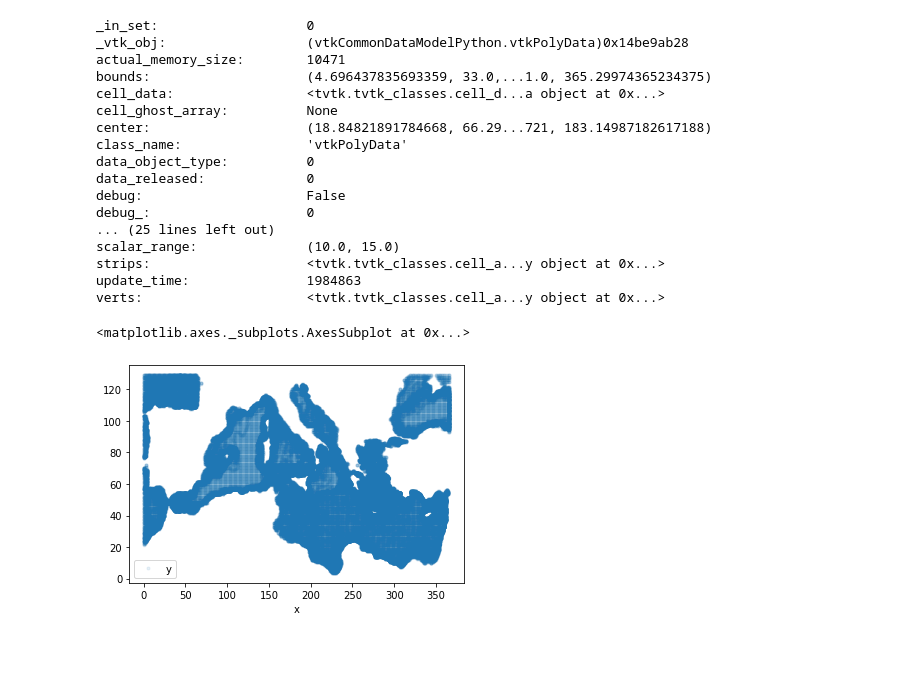
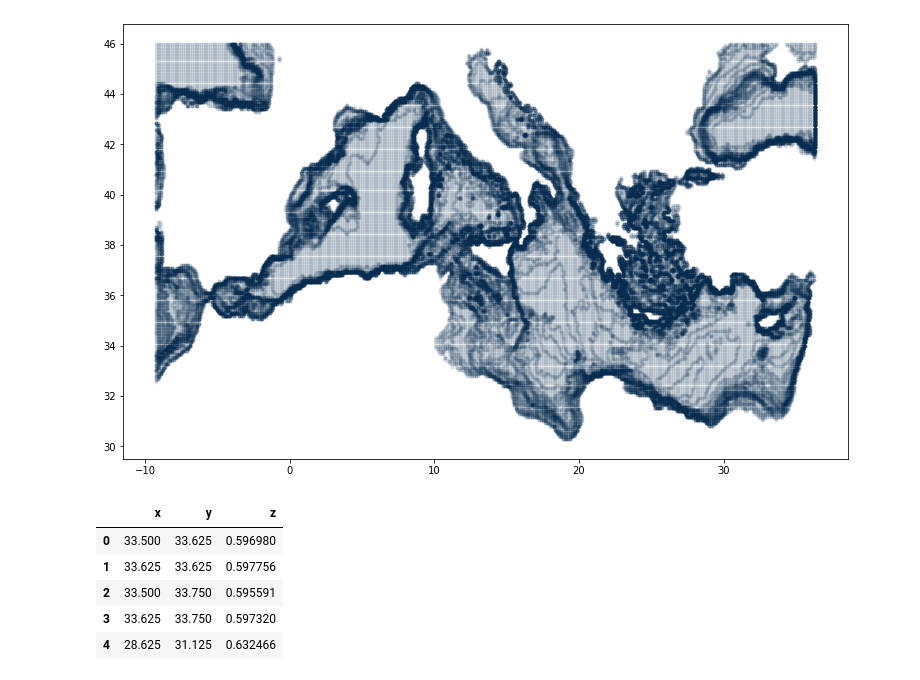
Before and after one commit to openearth/sdc-visualization, a Jupyter notebook: notebooks/isosurface.ipynb, the cells around one changed output. Saved outputs shown, nothing was run; the diff lists cells and outputs as text; code cells hidden in the pictures; blank space fills up the shorter version.

```diff
--- a/notebooks/isosurface.ipynb
+++ b/notebooks/isosurface.ipynb
@@ -18,28 +31,15 @@ iso = mlab.contour3d(arr,  contours=[10.0, 15])
+# %%
+[percentile for percentile in percentiles]
+N = matplotlib.colors.Normalize(temp_min, temp_max)
+# %%
+isos = [
+    mlab.contour3d(X, Y, Z, arr,  contours=[percentile])
+    for percentile
+    in percentiles
+]
 # %%
-contour = iso.contour.outputs[0].output  #  .contour.outputs[0].output.print_traits()
+contours = [
+    iso.contour.outputs[0].output
+    for iso
+    in isos
+]
-# %%
-contour.print_traits()
-# %% [output]
-_in_set:                   0
-_vtk_obj:                  (vtkCommonDataModelPython.vtkPolyData)0x14be9ab28
-actual_memory_size:        10471
-bounds:                    (4.696437835693359, 33.0,...1.0, 365.29974365234375)
-cell_data:                 <tvtk.tvtk_classes.cell_d...a object at 0x...>
-cell_ghost_array:          None
-center:                    (18.84821891784668, 66.29...721, 183.14987182617188)
-class_name:                'vtkPolyData'
-data_object_type:          0
-data_released:             0
-debug:                     False
-debug_:                    0
-... (25 lines left out)
-scalar_range:              (10.0, 15.0)
-strips:                    <tvtk.tvtk_classes.cell_a...y object at 0x...>
-update_time:               1984863
-verts:                     <tvtk.tvtk_classes.cell_a...y object at 0x...>
-# %%
-df =  pd.DataFrame(contour.points, columns=['z', 'y', 'x'])
-df.plot('x', 'y', style='.', alpha=0.1)
-# %% [output]
-<matplotlib.axes._subplots.AxesSubplot at 0x...>
-[figure, removed]
@@ -49,0 +46,18 @@ writer.add_input_data_object(contour)
+# %%
+colors = cmocean.cm.thermal(N(percentiles))
+
+fig, ax = plt.subplots(figsize=(13, 8))
+for color, contour in list(zip(colors, contours))[:-6]:
+    df =  pd.DataFrame(contour.points, columns=['x', 'y', 'z'])
+    ax.plot(df.x, df.y, '.', alpha=0.1, color=color)
+# %% [output]
+[figure, added]
+# %%
+df.head()
+# %% [output]
+|  | x | y | z |
+| 0 | 33.500 | 33.625 | 0.596980 |
+| 1 | 33.625 | 33.625 | 0.597756 |
+| 2 | 33.500 | 33.750 | 0.595591 |
+| 3 | 33.625 | 33.750 | 0.597320 |
+| 4 | 28.625 | 31.125 | 0.632466 |
```
Also changed, not shown: parts of 13 cells of this notebook.
